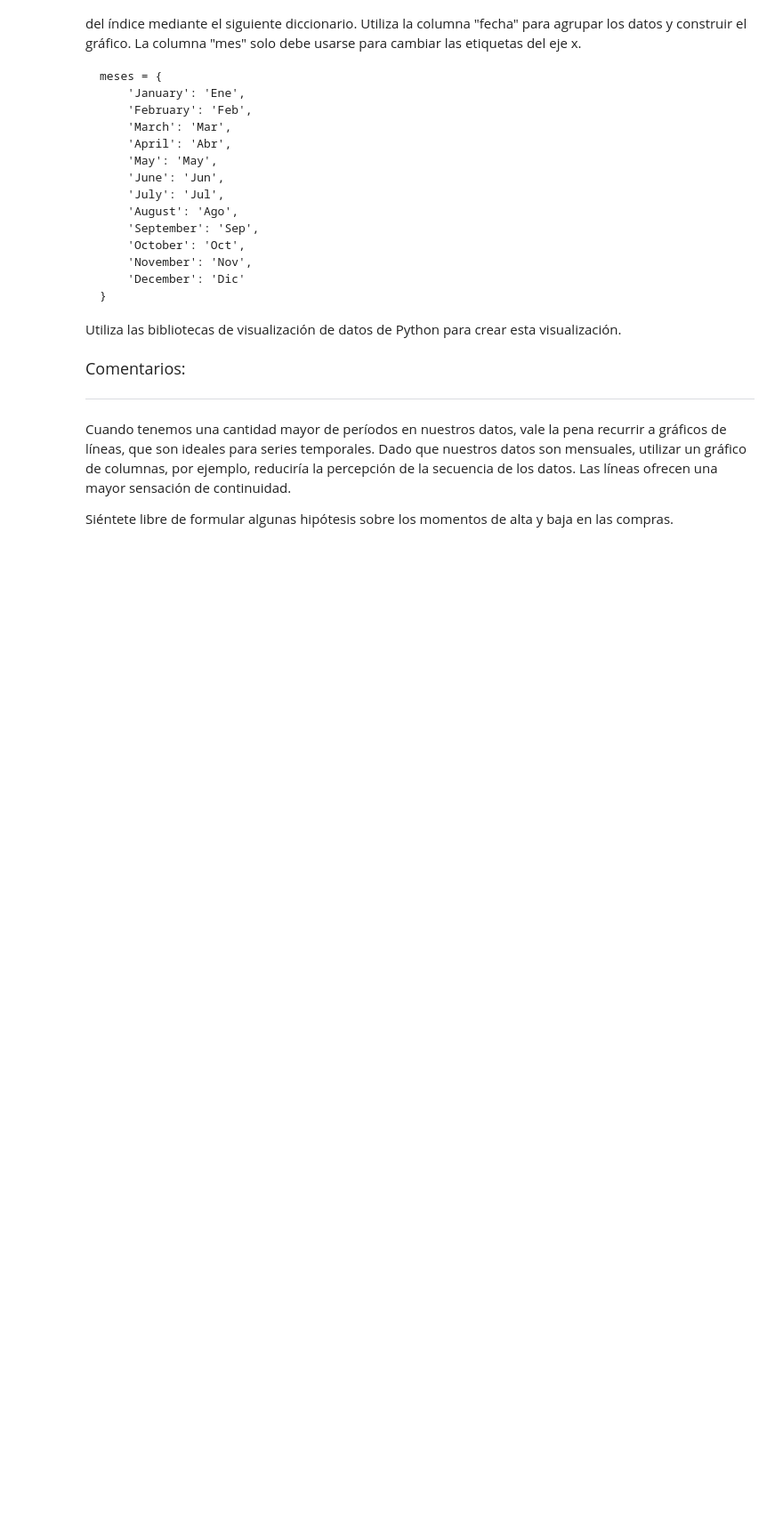
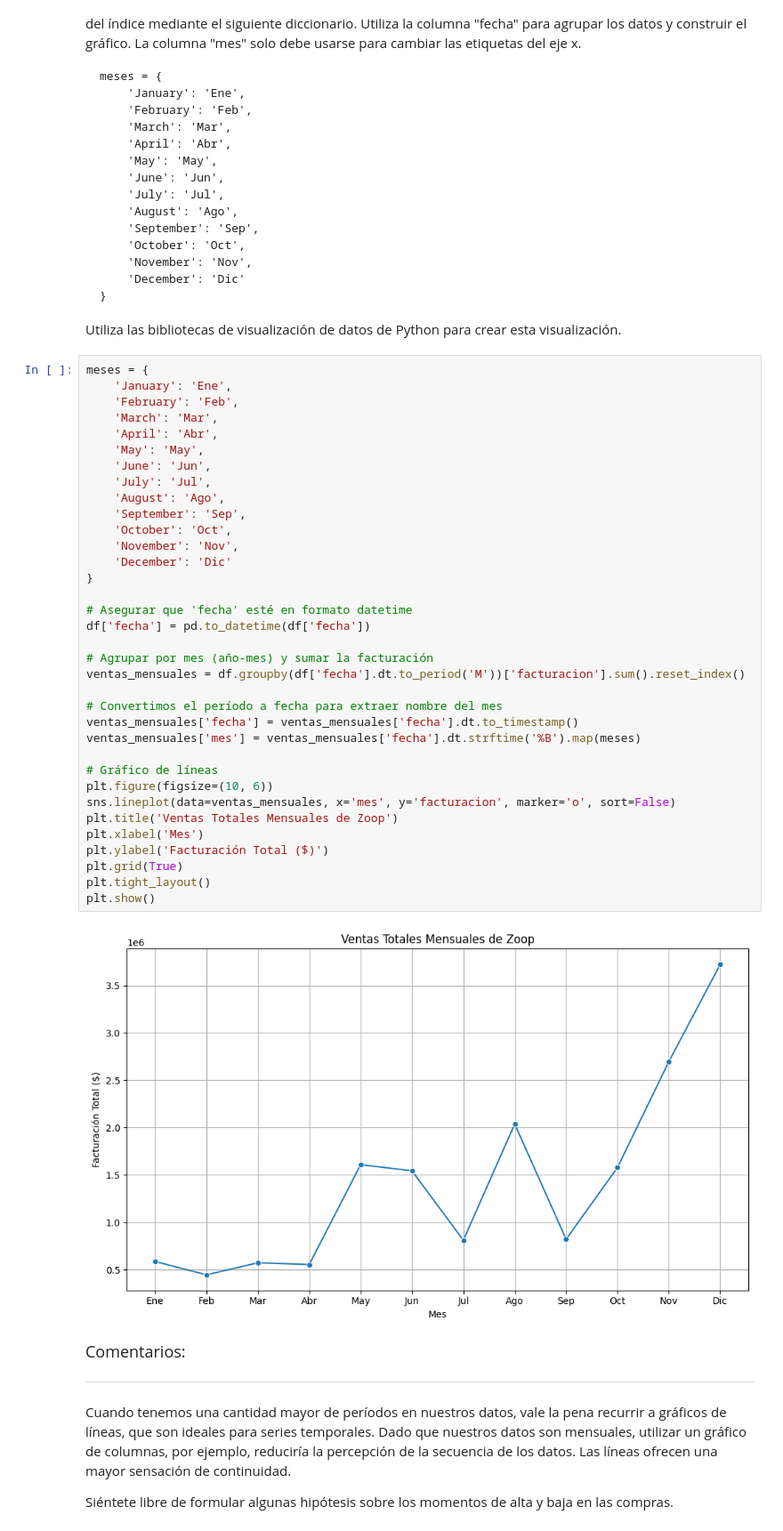
Before and after one commit to AndresCMontejo/IA_Aplicada_a_Ciencia_de_datos, a Jupyter notebook: IA_aplicada_a_ciencia_de_datos.ipynb, the cells around one changed output. Shown at 89% size. Cells and saved outputs as stored; diff of their text form; blank space fills up the shorter version.

```diff
--- a/IA_aplicada_a_ciencia_de_datos.ipynb
+++ b/IA_aplicada_a_ciencia_de_datos.ipynb
@@ -649,6 +713,43 @@ meses = {
 
 
 Utiliza las bibliotecas de visualización de datos de Python para crear esta visualización.
+# %%
+meses = {
+    'January': 'Ene',
+    'February': 'Feb',
+    'March': 'Mar',
+    'April': 'Abr',
+    'May': 'May',
+    'June': 'Jun',
+    'July': 'Jul',
+    'August': 'Ago',
+    'September': 'Sep',
+    'October': 'Oct',
+    'November': 'Nov',
+    'December': 'Dic'
+}
+
+# Asegurar que 'fecha' esté en formato datetime
+df['fecha'] = pd.to_datetime(df['fecha'])
+
+# Agrupar por mes (año-mes) y sumar la facturación
+ventas_mensuales = df.groupby(df['fecha'].dt.to_period('M'))['facturacion'].sum().reset_index()
+
+# Convertimos el período a fecha para extraer nombre del mes
+ventas_mensuales['fecha'] = ventas_mensuales['fecha'].dt.to_timestamp()
+ventas_mensuales['mes'] = ventas_mensuales['fecha'].dt.strftime('%B').map(meses)
+
+# Gráfico de líneas
+plt.figure(figsize=(10, 6))
+sns.lineplot(data=ventas_mensuales, x='mes', y='facturacion', marker='o', sort=False)
+plt.title('Ventas Totales Mensuales de Zoop')
+plt.xlabel('Mes')
+plt.ylabel('Facturación Total ($)')
+plt.grid(True)
+plt.tight_layout()
+plt.show()
+# %% [output]
+[figure, added]
 # %% [markdown]
 <font color="7b71ff" size=4> Comentarios: </font>
 
```
Also changed, not shown: parts of 4 cells of this notebook.
